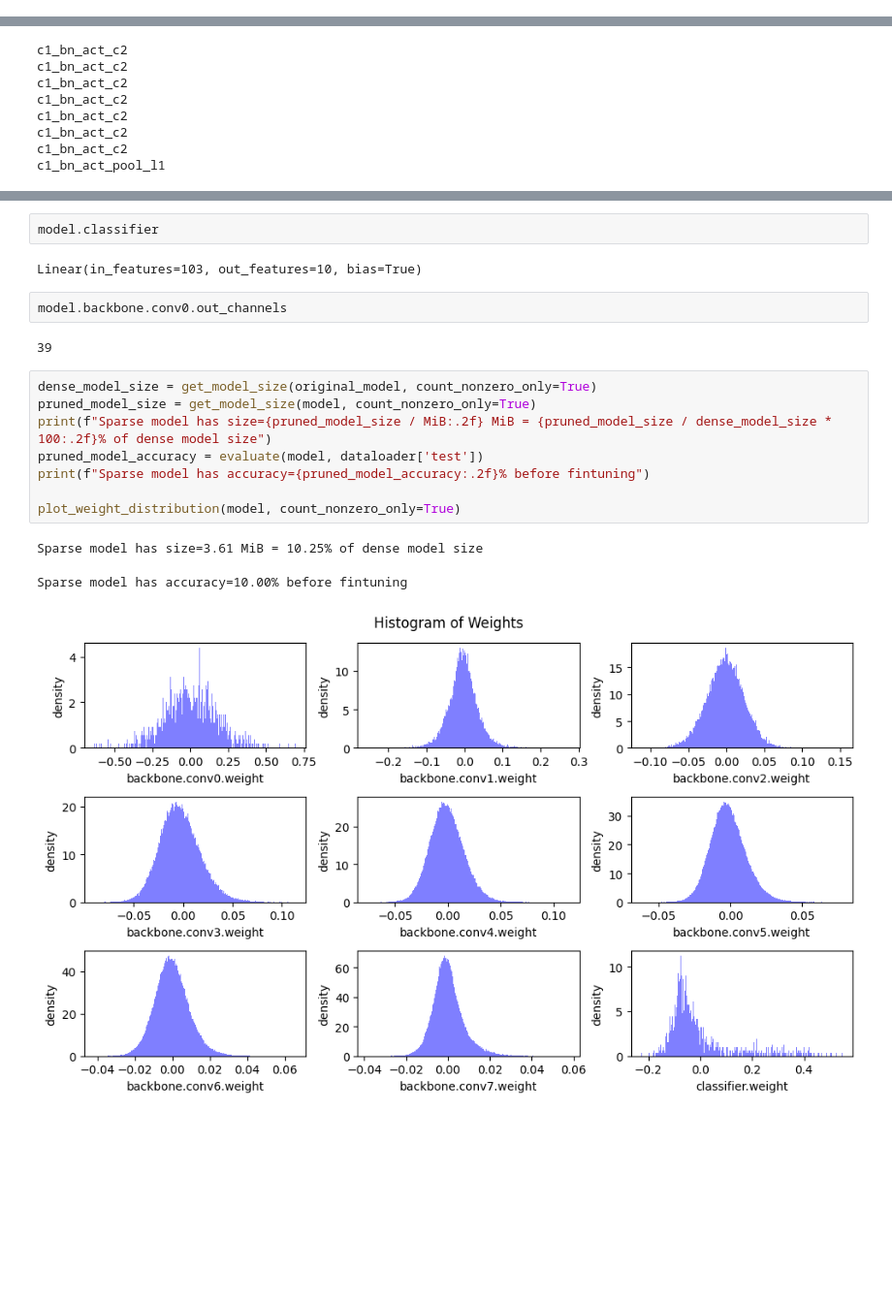
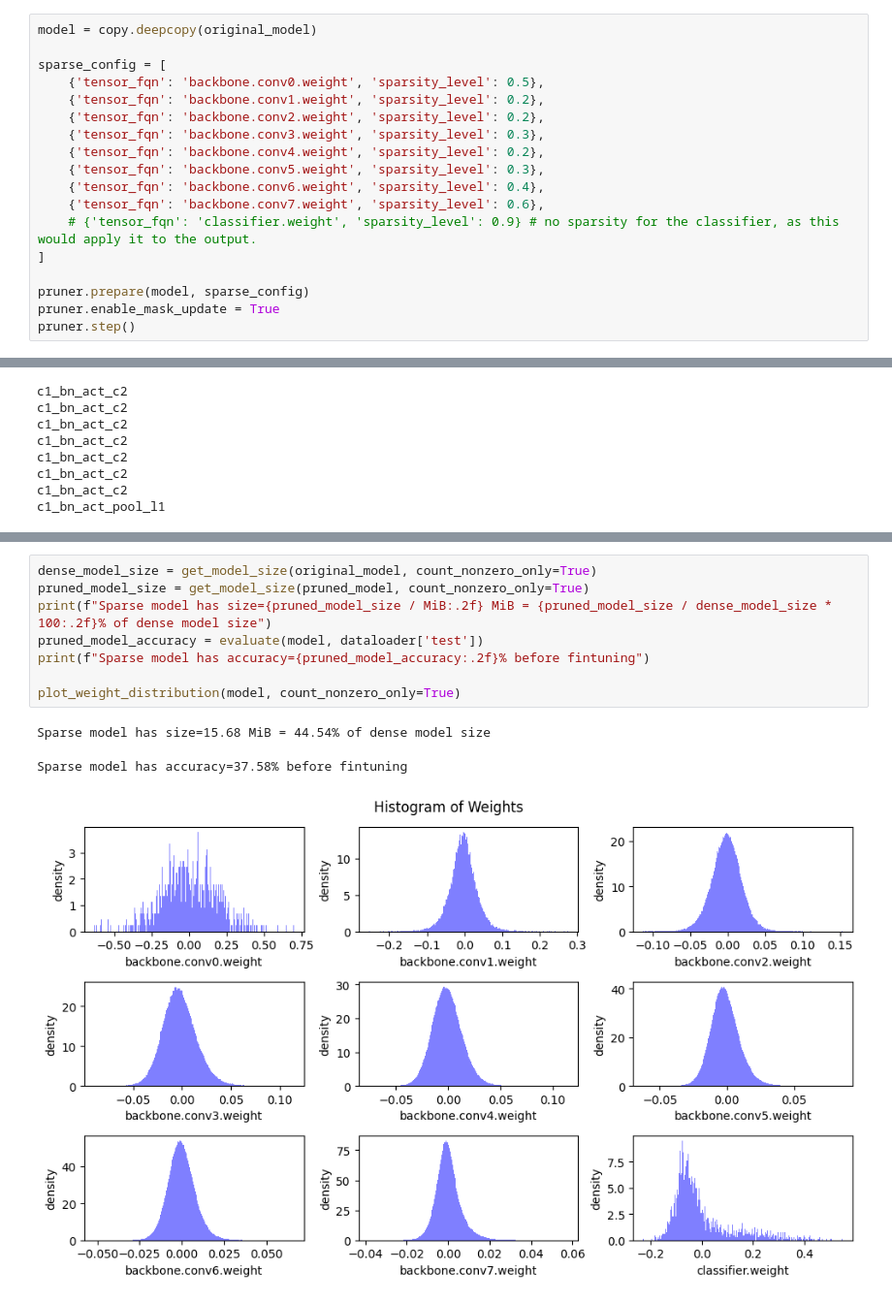
Before and after one commit to Pudro/nn_pruning, a Jupyter notebook: pruning.ipynb, the cells around one changed output, grey strips where cells are left out. Shown at 97% size. Saved outputs shown, nothing was run; the diff lists cells and outputs as text; blank space fills up the shorter version.

```diff
--- a/pruning.ipynb
+++ b/pruning.ipynb
@@ -1568,3 +1579,21 @@ VGG(
+# %%
+model = copy.deepcopy(original_model)
+
+sparse_config = [
+    {'tensor_fqn': 'backbone.conv0.weight', 'sparsity_level': 0.5},
+    {'tensor_fqn': 'backbone.conv1.weight', 'sparsity_level': 0.2},
+    {'tensor_fqn': 'backbone.conv2.weight', 'sparsity_level': 0.2},
+    {'tensor_fqn': 'backbone.conv3.weight', 'sparsity_level': 0.3},
+    {'tensor_fqn': 'backbone.conv4.weight', 'sparsity_level': 0.2},
+    {'tensor_fqn': 'backbone.conv5.weight', 'sparsity_level': 0.3},
+    {'tensor_fqn': 'backbone.conv6.weight', 'sparsity_level': 0.4},
+    {'tensor_fqn': 'backbone.conv7.weight', 'sparsity_level': 0.6},
+    # {'tensor_fqn': 'classifier.weight', 'sparsity_level': 0.9} # no sparsity for the classifier, as this would apply it to the output.
+]
+
+pruner.prepare(model, sparse_config)
+pruner.enable_mask_update = True
+pruner.step()
 # %%
 pruned_model = pruner.prune()
 # %% [output]
@@ -1599,20 +1608,12 @@ VGG(
-# %%
-model.classifier
-# %% [output]
-Linear(in_features=103, out_features=10, bias=True)
-# %%
-model.backbone.conv0.out_channels
-# %% [output]
-39
 # %%
 dense_model_size = get_model_size(original_model, count_nonzero_only=True)
-pruned_model_size = get_model_size(model, count_nonzero_only=True)
+pruned_model_size = get_model_size(pruned_model, count_nonzero_only=True)
 print(f"Sparse model has size={pruned_model_size / MiB:.2f} MiB = {pruned_model_size / dense_model_size * 100:.2f}% of dense model size")
 pruned_model_accuracy = evaluate(model, dataloader['test'])
 print(f"Sparse model has accuracy={pruned_model_accuracy:.2f}% before fintuning")
 
 plot_weight_distribution(model, count_nonzero_only=True)
 # %% [output]
-Sparse model has size=3.61 MiB = 10.25% of dense model size
+Sparse model has size=15.68 MiB = 44.54% of dense model size
-Sparse model has accuracy=10.00% before fintuning
+Sparse model has accuracy=37.58% before fintuning
-[figure, old version]
+[figure, new version]
```
Also changed, not shown: parts of 19 cells of this notebook.
